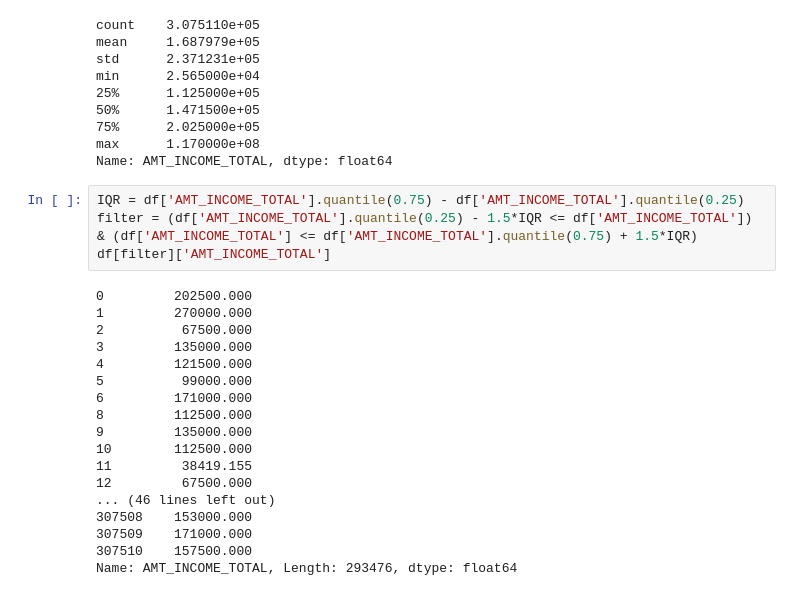
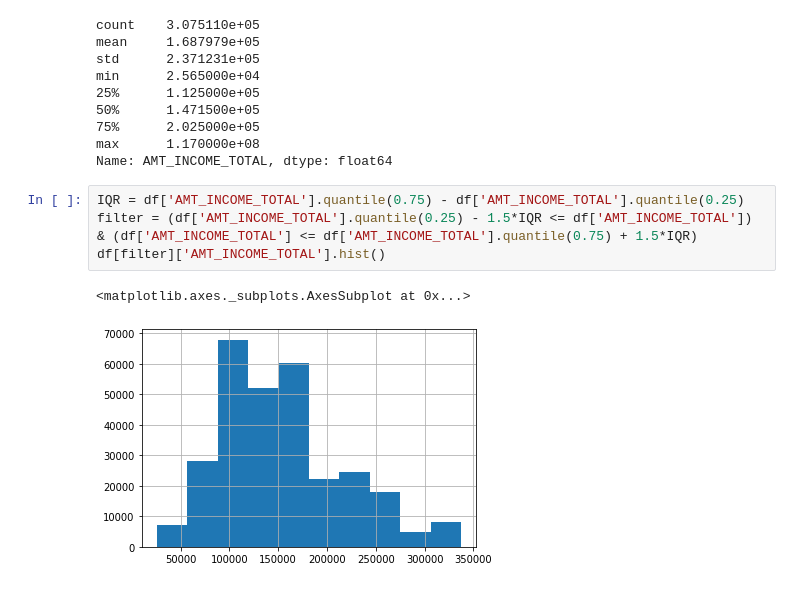
Before and after one commit to shawn2000100/3rd-ML100Days, a Jupyter notebook: homework/Day_008_HW.ipynb, the cells around one changed output. Drawn from its saved outputs; the diff is of its cells as text.

```diff
--- a/homework/Day_008_HW.ipynb
+++ b/homework/Day_008_HW.ipynb
@@ -241,22 +260,7 @@ Name: AMT_INCOME_TOTAL, dtype: float64
 # %%
 IQR = df['AMT_INCOME_TOTAL'].quantile(0.75) - df['AMT_INCOME_TOTAL'].quantile(0.25)
 filter = (df['AMT_INCOME_TOTAL'].quantile(0.25) - 1.5*IQR <= df['AMT_INCOME_TOTAL']) & (df['AMT_INCOME_TOTAL'] <= df['AMT_INCOME_TOTAL'].quantile(0.75) + 1.5*IQR)
-df[filter]['AMT_INCOME_TOTAL']
+df[filter]['AMT_INCOME_TOTAL'].hist()
 # %% [output]
-0         202500.000
-1         270000.000
-2          67500.000
-3         135000.000
-4         121500.000
-5          99000.000
-6         171000.000
-8         112500.000
-9         135000.000
-10        112500.000
-11         38419.155
-12         67500.000
-... (46 lines left out)
-307508    153000.000
-307509    171000.000
-307510    157500.000
-Name: AMT_INCOME_TOTAL, Length: 293476, dtype: float64
+<matplotlib.axes._subplots.AxesSubplot at 0x...>
+[figure, added]
```
Also changed, not shown: parts of 1 cell of this notebook, 1 other file.
